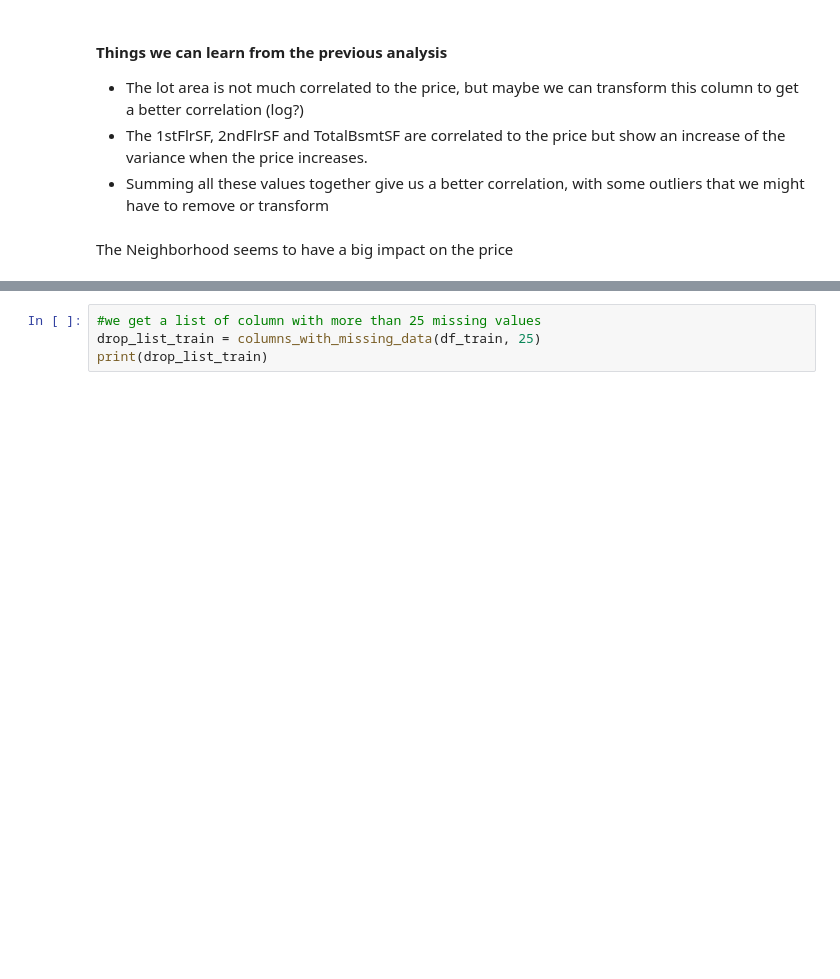
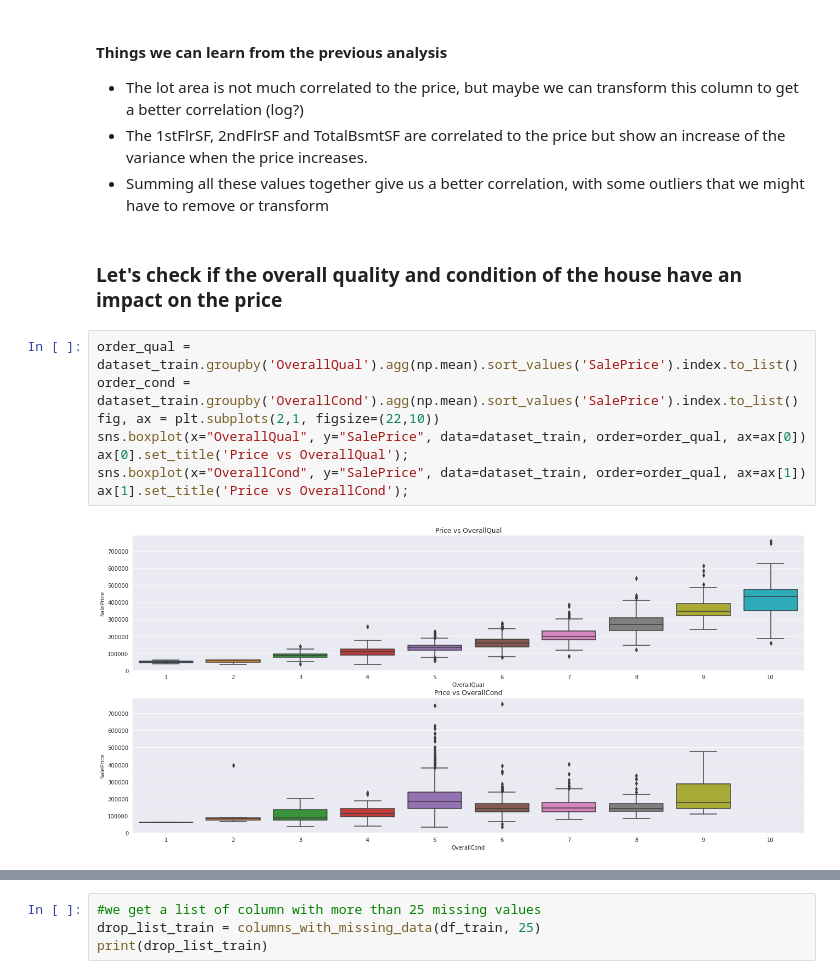
Before and after one commit to max-lutz/Kaggle_competitions, a Jupyter notebook: house-price-regression-full-eda-ml-workflow.ipynb, the cells around one changed output, grey strips where cells are left out. Saved outputs shown, nothing was run; the diff lists cells and outputs as text; blank space fills up the shorter version.

Commit message:
EDA of overall cond and qual and year built

```diff
--- a/house-price-regression-full-eda-ml-workflow.ipynb
+++ b/house-price-regression-full-eda-ml-workflow.ipynb
@@ -252,5 +252,15 @@ ax[1][2].set_title('SalePrice vs TotalBsmtSF');
 - The lot area is not much correlated to the price, but maybe we can transform this column to get a better correlation (log?)
 - The 1stFlrSF, 2ndFlrSF and TotalBsmtSF are correlated to the price but show an increase of the variance when the price increases.
 - Summing all these values together give us a better correlation, with some outliers that we might have to remove or transform
-# %% [markdown]
-The Neighborhood seems to have a big impact on the price
+# %% [markdown]
+### Let's check if the overall quality and condition of the house have an impact on the price
+# %%
+order_qual = dataset_train.groupby('OverallQual').agg(np.mean).sort_values('SalePrice').index.to_list()
+order_cond = dataset_train.groupby('OverallCond').agg(np.mean).sort_values('SalePrice').index.to_list()
+fig, ax = plt.subplots(2,1, figsize=(22,10))
+sns.boxplot(x="OverallQual", y="SalePrice", data=dataset_train, order=order_qual, ax=ax[0])
+ax[0].set_title('Price vs OverallQual');
+sns.boxplot(x="OverallCond", y="SalePrice", data=dataset_train, order=order_qual, ax=ax[1])
+ax[1].set_title('Price vs OverallCond');
+# %% [output]
+[figure, added]
```
Also changed, not shown: parts of 5 cells of this notebook.
